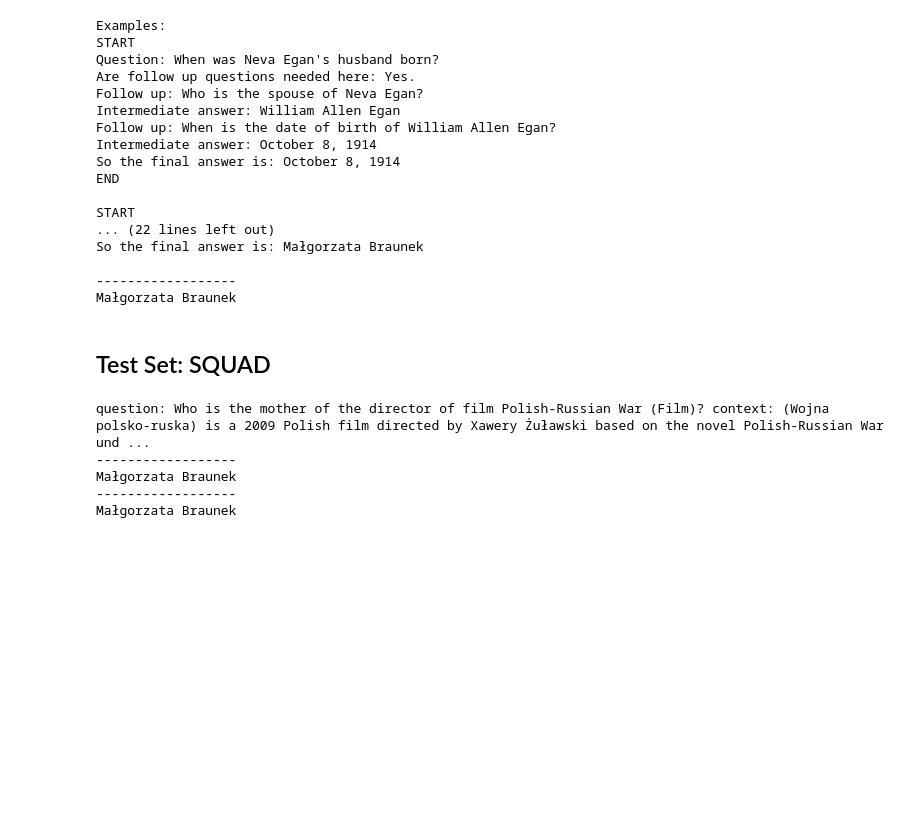
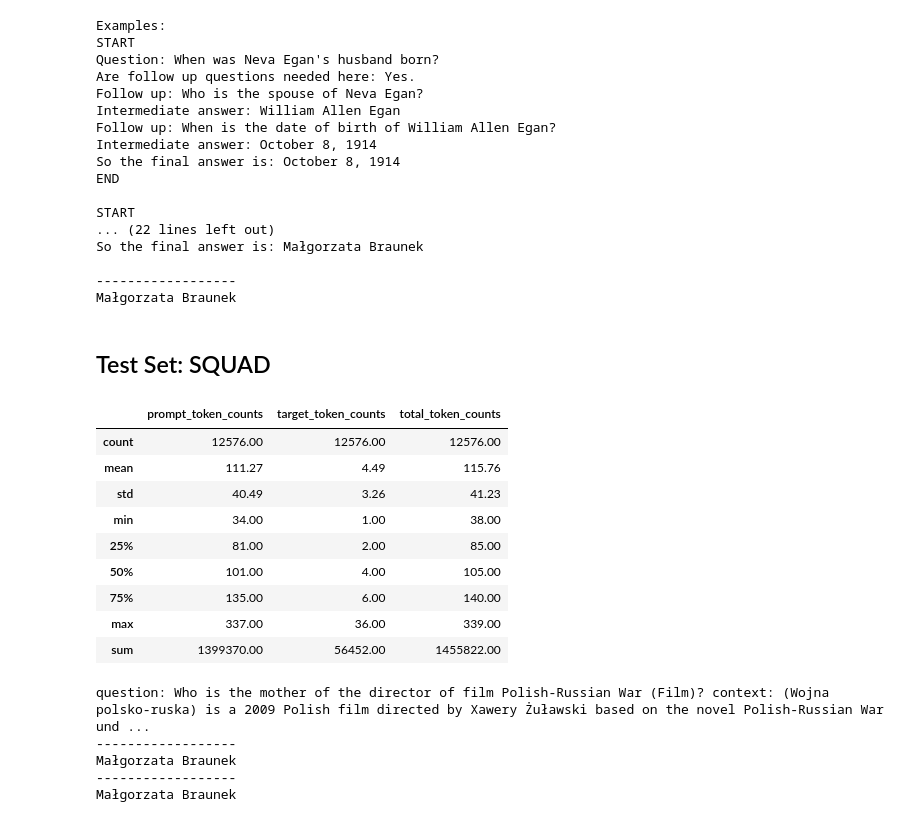
Before and after one commit to RichardMathewsII/compositional-reasoning-finetuning, a Jupyter notebook: analyze_splits.ipynb, the cells around one changed output. Cells and saved outputs as stored; diff of their text form; code cells hidden in the pictures; blank space fills up the shorter version.

```diff
--- a/analyze_splits.ipynb
+++ b/analyze_splits.ipynb
@@ -301,6 +362,21 @@ So the final answer is: Małgorzata Braunek
 Małgorzata Braunek
 # %% [markdown]
 ## Test Set: SQUAD
+# %%
+squad_test_counts = extract_token_counts("squad", "test")
+squad_test_stats = summarize_token_counts(squad_test_counts)
+squad_test_stats
+# %% [output]
+|  | prompt_token_counts | target_token_counts | total_token_counts |
+| count | 12576.00 | 12576.00 | 12576.00 |
+| mean | 111.27 | 4.49 | 115.76 |
+| std | 40.49 | 3.26 | 41.23 |
+| min | 34.00 | 1.00 | 38.00 |
+| 25% | 81.00 | 2.00 | 85.00 |
+| 50% | 101.00 | 4.00 | 105.00 |
+| 75% | 135.00 | 6.00 | 140.00 |
+| max | 337.00 | 36.00 | 339.00 |
+| sum | 1399370.00 | 56452.00 | 1455822.00 |
 # %%
 with open("data/MultihopEvaluation/squad_test.json", "r") as f:
     test = json.load(f)
```
Also changed, not shown: parts of 10 cells of this notebook.
